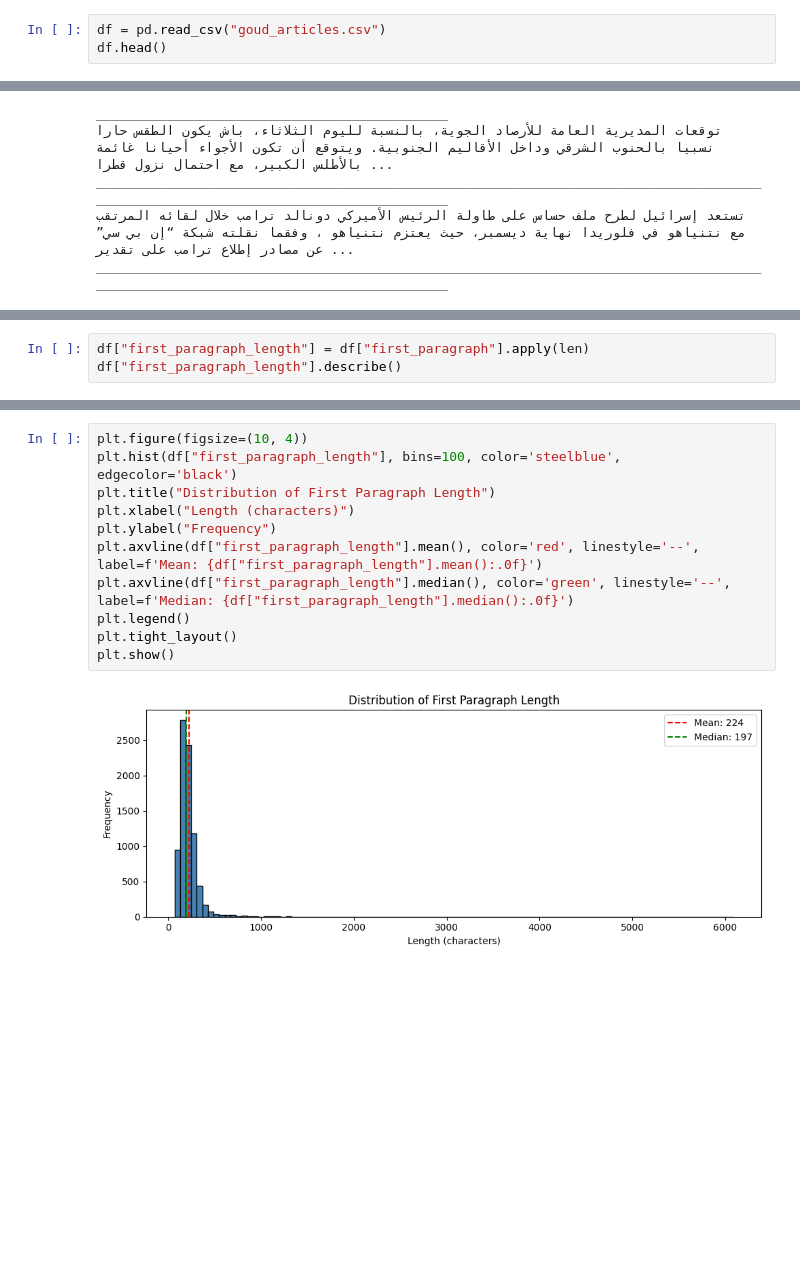
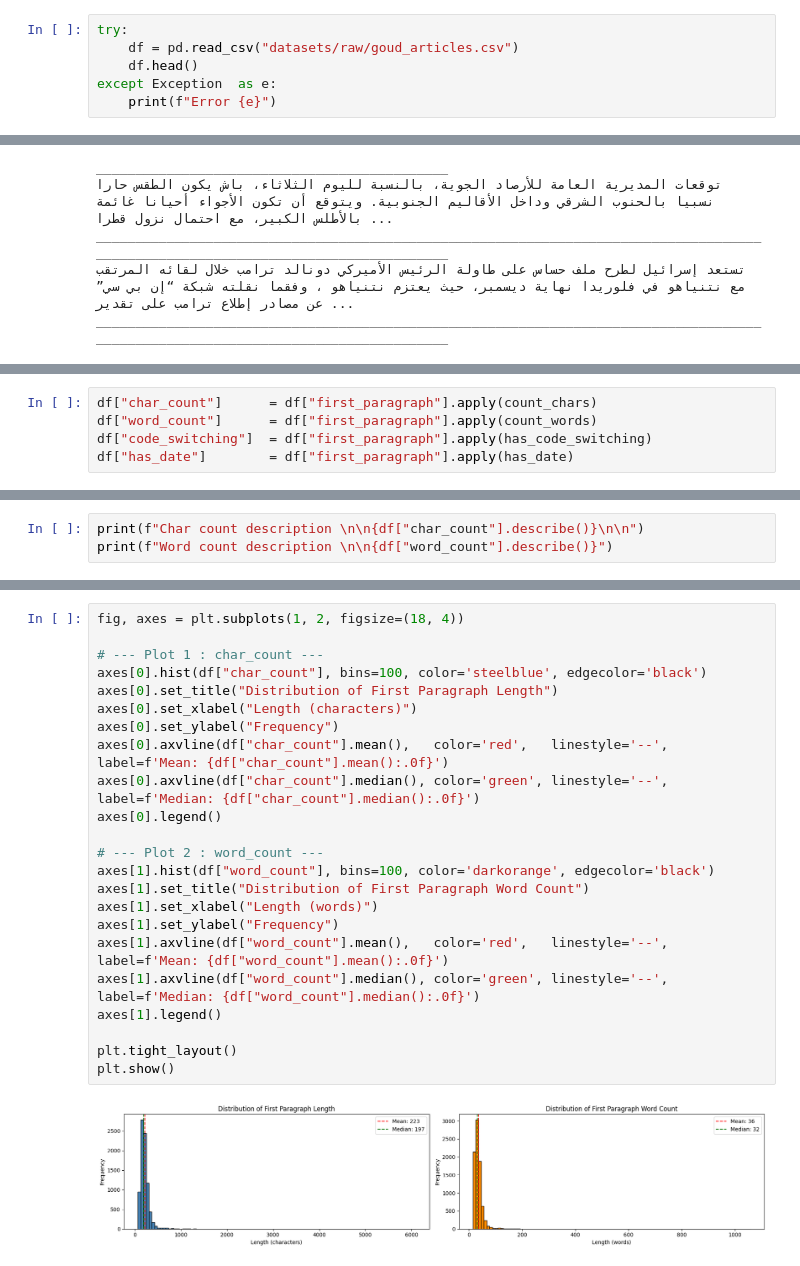
Before and after one commit to oafidi/ContextualQA, a Jupyter notebook: preprocessing.ipynb, the cells around one changed output, grey strips where cells are left out. Drawn from its saved outputs; the diff is of its cells as text; blank space fills up the shorter version.

```diff
--- a/preprocessing.ipynb
+++ b/preprocessing.ipynb
@@ -7,3 +9,6 @@ import re
 # %%
-df = pd.read_csv("goud_articles.csv")
-df.head()
+try:
+    df = pd.read_csv("datasets/raw/goud_articles.csv")
+    df.head()
+except Exception  as e:
+    print(f"Error {e}")
@@ -140,0 +251,5 @@ ________________________________________________________________________________
+# %%
+df["char_count"]      = df["first_paragraph"].apply(count_chars)
+df["word_count"]      = df["first_paragraph"].apply(count_words)
+df["code_switching"]  = df["first_paragraph"].apply(has_code_switching)
+df["has_date"]        = df["first_paragraph"].apply(has_date)
@@ -141,4 +270,4 @@ ________________________________________________________________________________
 # %%
-df["first_paragraph_length"] = df["first_paragraph"].apply(len)
-df["first_paragraph_length"].describe()
+print(f"Char count description \n\n{df["char_count"].describe()}\n\n")
+print(f"Word count description \n\n{df["word_count"].describe()}")
 # %% [output]
@@ -154,16 +291,28 @@ Name: first_paragraph_length, dtype: float64
 # %%
-plt.figure(figsize=(10, 4))
-plt.hist(df["first_paragraph_length"], bins=100, color='steelblue', edgecolor='black')
-plt.title("Distribution of First Paragraph Length")
-plt.xlabel("Length (characters)")
-plt.ylabel("Frequency")
-plt.axvline(df["first_paragraph_length"].mean(), color='red', linestyle='--', label=f'Mean: {df["first_paragraph_length"].mean():.0f}')
-plt.axvline(df["first_paragraph_length"].median(), color='green', linestyle='--', label=f'Median: {df["first_paragraph_length"].median():.0f}')
-plt.legend()
+fig, axes = plt.subplots(1, 2, figsize=(18, 4))
+
+# --- Plot 1 : char_count ---
+axes[0].hist(df["char_count"], bins=100, color='steelblue', edgecolor='black')
+axes[0].set_title("Distribution of First Paragraph Length")
+axes[0].set_xlabel("Length (characters)")
+axes[0].set_ylabel("Frequency")
+axes[0].axvline(df["char_count"].mean(),   color='red',   linestyle='--', label=f'Mean: {df["char_count"].mean():.0f}')
+axes[0].axvline(df["char_count"].median(), color='green', linestyle='--', label=f'Median: {df["char_count"].median():.0f}')
+axes[0].legend()
+
+# --- Plot 2 : word_count ---
+axes[1].hist(df["word_count"], bins=100, color='darkorange', edgecolor='black')
+axes[1].set_title("Distribution of First Paragraph Word Count")
+axes[1].set_xlabel("Length (words)")
+axes[1].set_ylabel("Frequency")
+axes[1].axvline(df["word_count"].mean(),   color='red',   linestyle='--', label=f'Mean: {df["word_count"].mean():.0f}')
+axes[1].axvline(df["word_count"].median(), color='green', linestyle='--', label=f'Median: {df["word_count"].median():.0f}')
+axes[1].legend()
+
 plt.tight_layout()
 plt.show()
 # %% [output]
-[figure, old version]
+[figure, new version]
 # %%
 # The data is right-skewed (many short texts, few very long ones)
 
```
Also changed, not shown: parts of 23 cells of this notebook, 13 other files.
